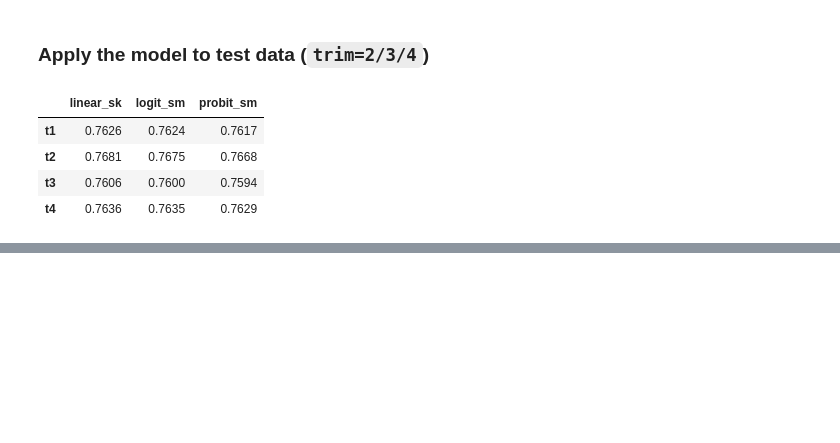
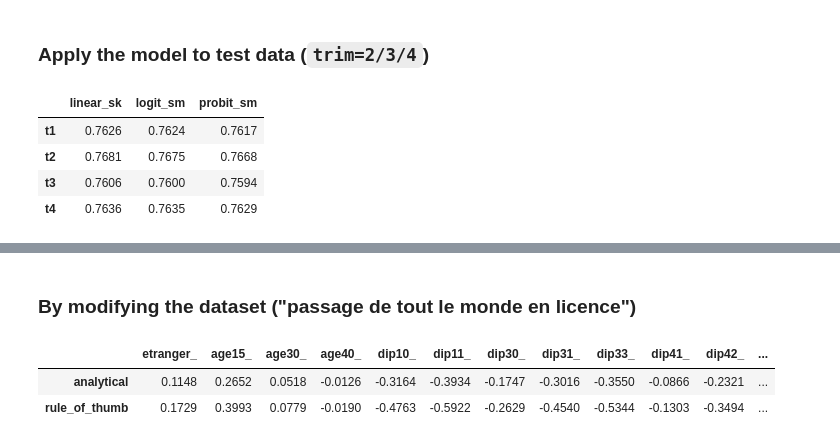
Before and after one commit to ncocacola/econml, a Jupyter notebook: python/eec15.ipynb, the cells around one changed output, grey strips where cells are left out. Saved outputs shown, nothing was run; the diff lists cells and outputs as text; code cells hidden in the pictures; blank space fills up the shorter version.

```diff
--- a/python/eec15.ipynb
+++ b/python/eec15.ipynb
@@ -207,0 +211,2 @@ accuracy
+# %%
+marginal_effects = pd.DataFrame()
@@ -207,0 +233,13 @@ accuracy
+# %%
+if enabled(["logit_sm"]) or enabled(["logit_sk"]):
+    def link(x):
+        return math.exp(x)/(1+math.exp(x))
+
+    def dlink(x):
+        return link(x)*link(-x)
+
+    y_fitted = X["t1"].dot(coeffs["logit"]["sm"][:-1])
+    y_fitted += coeffs["logit"]["sm"]["const"]
+    dlambda_y = y_fitted.map(dlambda)
+
+    marginal_effects["analytical"] = coeffs["logit"]["sm"]*dlambda_y.mean()
@@ -207,0 +256,4 @@ accuracy
+# %%
+marginal_effects["rule_of_thumb"] = coeffs["logit"]["sm"]/4
+# %% [markdown]
+### By modifying the dataset ("passage de tout le monde en licence")
@@ -207,0 +275,7 @@ accuracy
+# %%
+# marginal_effects["brute_force"] = brute_force
+marginal_effects.transpose()
+# %% [output]
+|  | etranger_ | age15_ | age30_ | age40_ | dip10_ | dip11_ | dip30_ | dip31_ | dip33_ | dip41_ | dip42_ | ... |
+| analytical | 0.1148 | 0.2652 | 0.0518 | -0.0126 | -0.3164 | -0.3934 | -0.1747 | -0.3016 | -0.3550 | -0.0866 | -0.2321 | ... |
+| rule_of_thumb | 0.1729 | 0.3993 | 0.0779 | -0.0190 | -0.4763 | -0.5922 | -0.2629 | -0.4540 | -0.5344 | -0.1303 | -0.3494 | ... |
```
Also changed, not shown: parts of 6 cells of this notebook.
